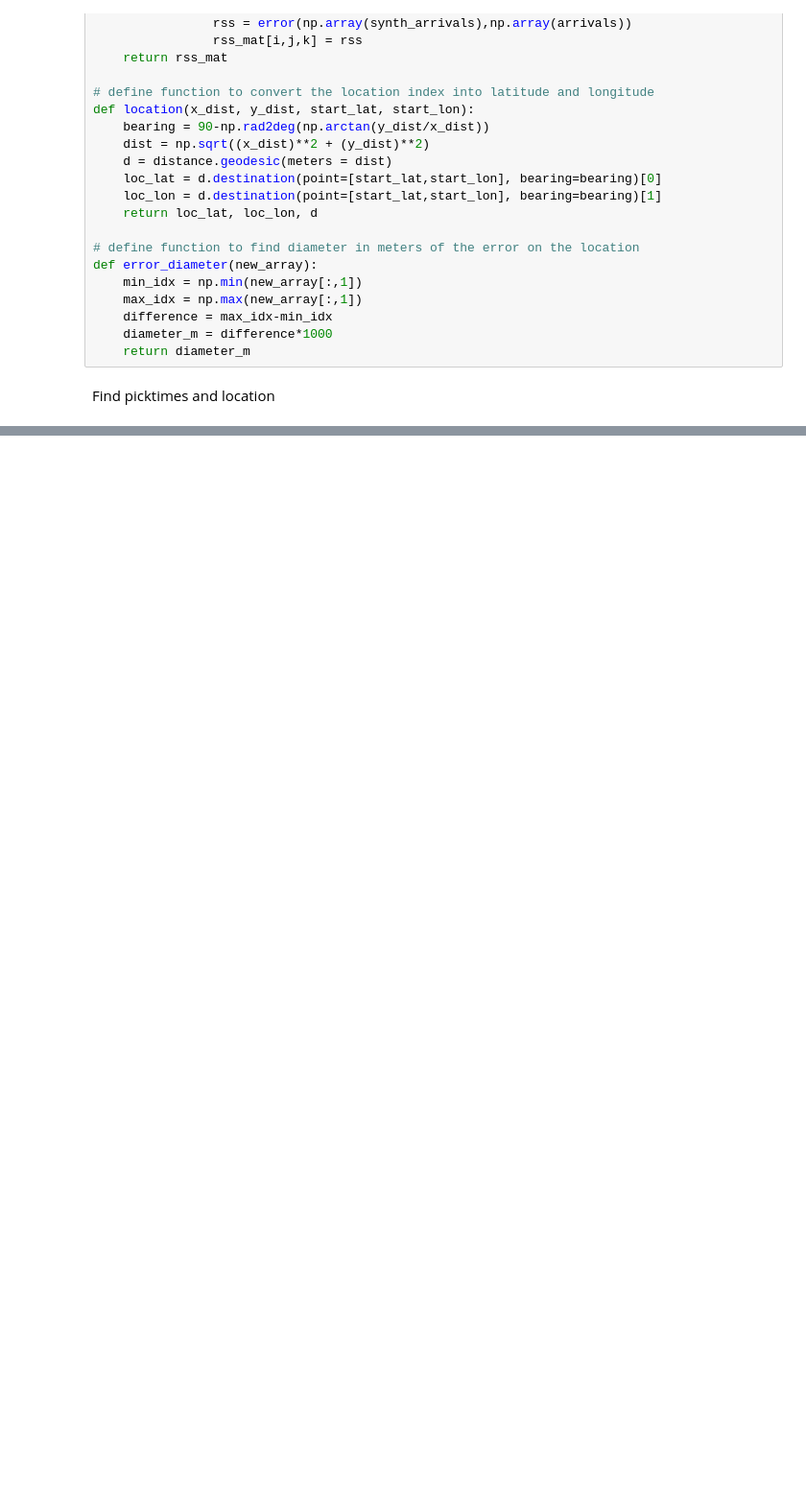
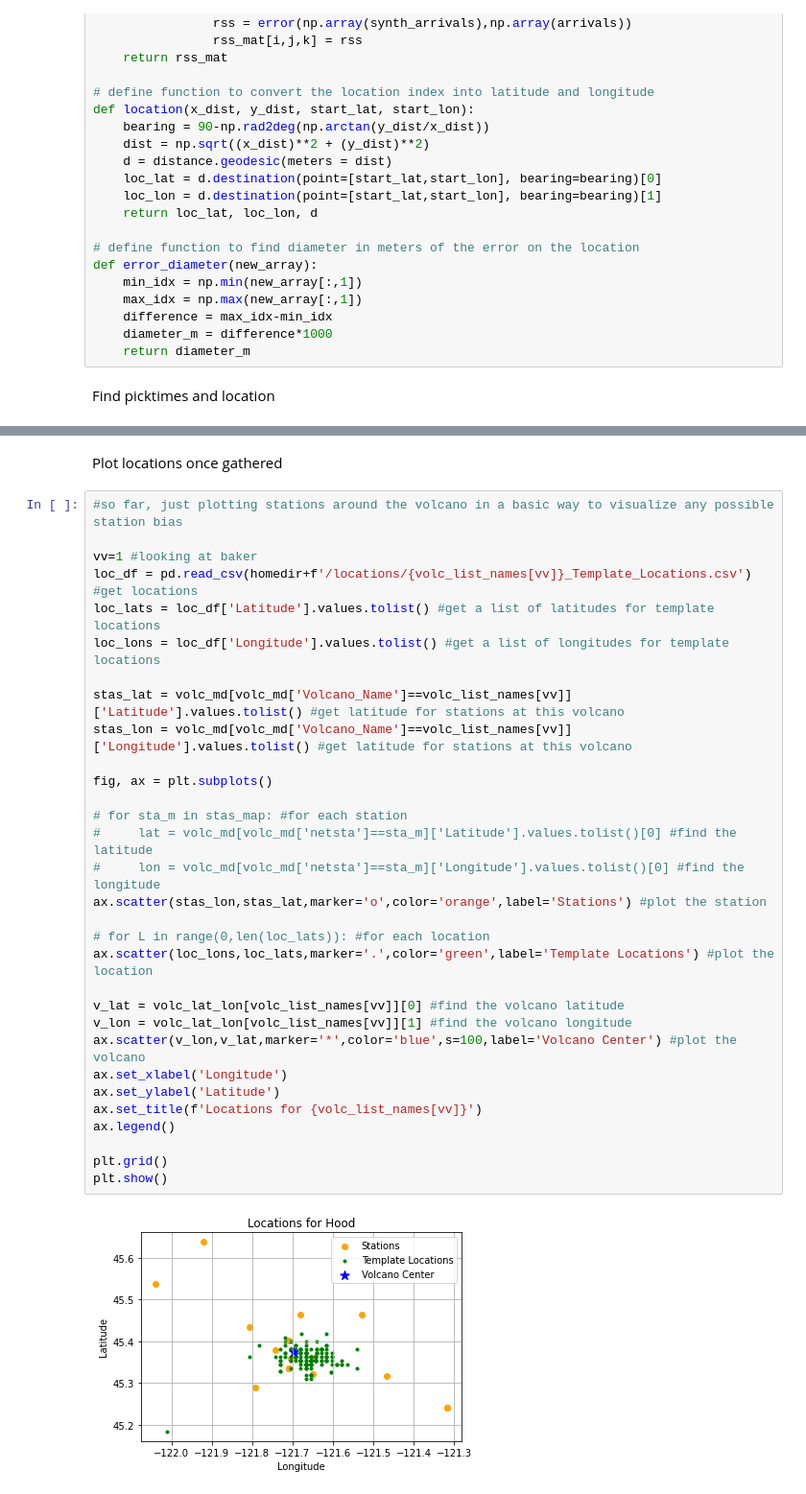
Before and after one commit to Denolle-Lab/expand_redpy, a Jupyter notebook: notebooks/template_locations.ipynb, the cells around one changed output, grey strips where cells are left out. Shown at 96% size. Drawn from its saved outputs; the diff is of its cells as text; blank space fills up the shorter version.

Commit message:
finalize locations and made basic location map

```diff
--- a/notebooks/template_locations.ipynb
+++ b/notebooks/template_locations.ipynb
@@ -338,0 +329,35 @@ location lat lon 48.88447074616077 -121.91035841805004
+# %% [markdown]
+Plot locations once gathered
+# %%
+#so far, just plotting stations around the volcano in a basic way to visualize any possible station bias
+
+vv=1 #looking at baker
+loc_df = pd.read_csv(homedir+f'/locations/{volc_list_names[vv]}_Template_Locations.csv') #get locations
+loc_lats = loc_df['Latitude'].values.tolist() #get a list of latitudes for template locations
+loc_lons = loc_df['Longitude'].values.tolist() #get a list of longitudes for template locations
+
+stas_lat = volc_md[volc_md['Volcano_Name']==volc_list_names[vv]]['Latitude'].values.tolist() #get latitude for stations at this volcano
+stas_lon = volc_md[volc_md['Volcano_Name']==volc_list_names[vv]]['Longitude'].values.tolist() #get latitude for stations at this volcano
+
+fig, ax = plt.subplots()
+
+# for sta_m in stas_map: #for each station
+#     lat = volc_md[volc_md['netsta']==sta_m]['Latitude'].values.tolist()[0] #find the latitude
+#     lon = volc_md[volc_md['netsta']==sta_m]['Longitude'].values.tolist()[0] #find the longitude
+ax.scatter(stas_lon,stas_lat,marker='o',color='orange',label='Stations') #plot the station
+
+# for L in range(0,len(loc_lats)): #for each location
+ax.scatter(loc_lons,loc_lats,marker='.',color='green',label='Template Locations') #plot the location
+
+v_lat = volc_lat_lon[volc_list_names[vv]][0] #find the volcano latitude
+v_lon = volc_lat_lon[volc_list_names[vv]][1] #find the volcano longitude
+ax.scatter(v_lon,v_lat,marker='*',color='blue',s=100,label='Volcano Center') #plot the volcano
+ax.set_xlabel('Longitude')
+ax.set_ylabel('Latitude')
+ax.set_title(f'Locations for {volc_list_names[vv]}')
+ax.legend()
+
+plt.grid()
+plt.show()
+# %% [output]
+[figure, added]
```
Also changed, not shown: parts of 2 cells of this notebook, 2 other files.
